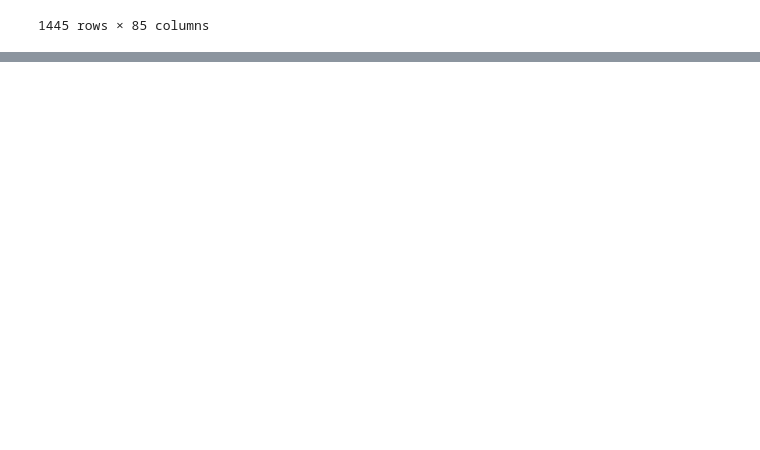
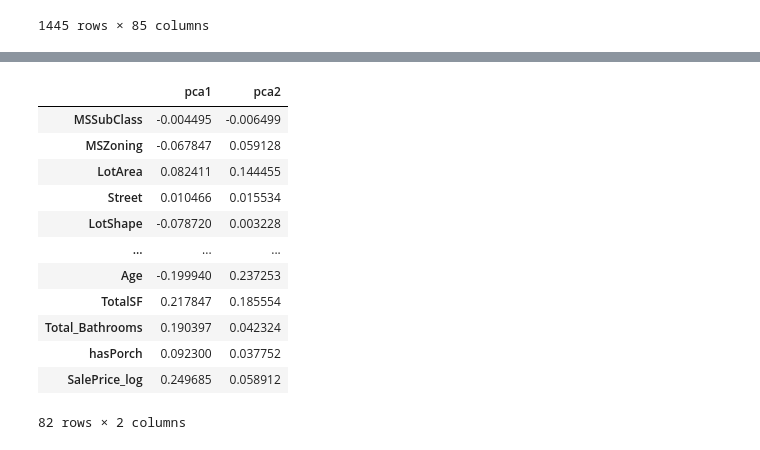
Before and after one commit to 1024xx4/kaggle_house_prices, a Jupyter notebook: kaggle_house-price.ipynb, the cells around one changed output, grey strips where cells are left out. Drawn from its saved outputs; the diff is of its cells as text; code cells hidden in the pictures; blank space fills up the shorter version.

```diff
--- a/kaggle_house-price.ipynb
+++ b/kaggle_house-price.ipynb
@@ -1928,0 +1948,20 @@ df_train_scaled
+# %%
+# 第１主成分、第２主成分に対いして、どのような変数が寄与しているか確認する
+df_pca_comp = pd.DataFrame(pca.components_, columns=df_train_scaled.drop(["km_cluster", "pca1", "pca2"], axis=1).columns).T
+df_pca_comp.columns = ["pca1", "pca2"]
+# %%
+df_pca_comp
+# %% [output]
+|  | pca1 | pca2 |
+| MSSubClass | -0.004495 | -0.006499 |
+| MSZoning | -0.067847 | 0.059128 |
+| LotArea | 0.082411 | 0.144455 |
+| Street | 0.010466 | 0.015534 |
+| LotShape | -0.078720 | 0.003228 |
+| ... | ... | ... |
+| Age | -0.199940 | 0.237253 |
+| TotalSF | 0.217847 | 0.185554 |
+| Total_Bathrooms | 0.190397 | 0.042324 |
+| hasPorch | 0.092300 | 0.037752 |
+| SalePrice_log | 0.249685 | 0.058912 |
+82 rows × 2 columns
```
Also changed, not shown: parts of 12 cells of this notebook.
